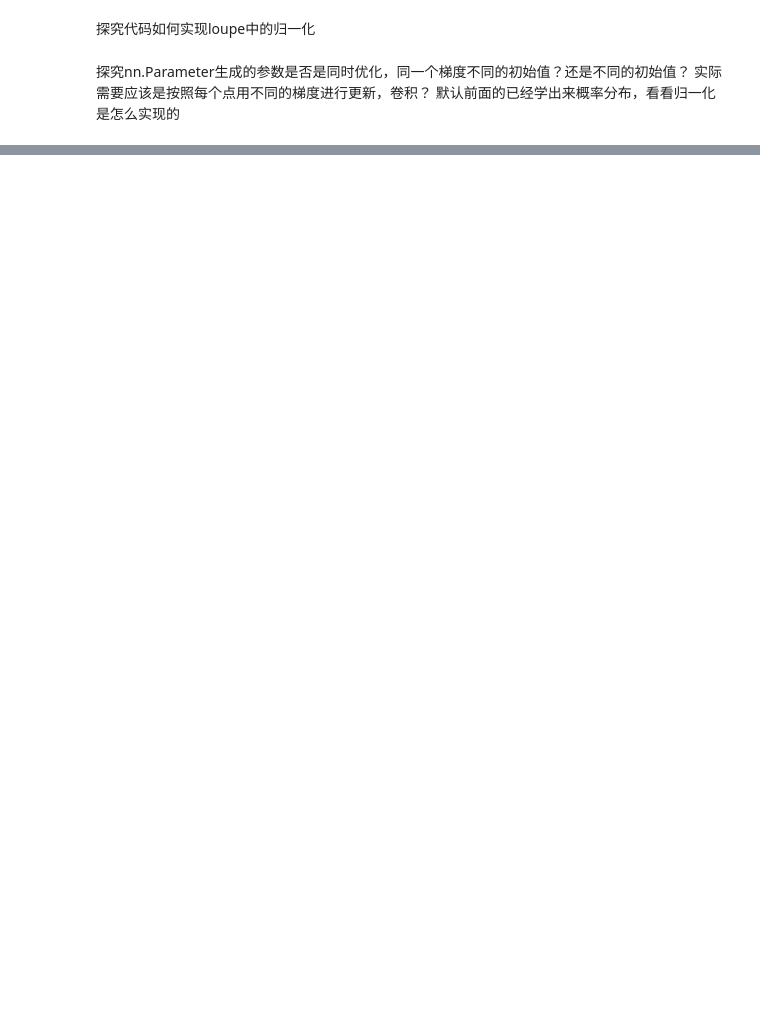
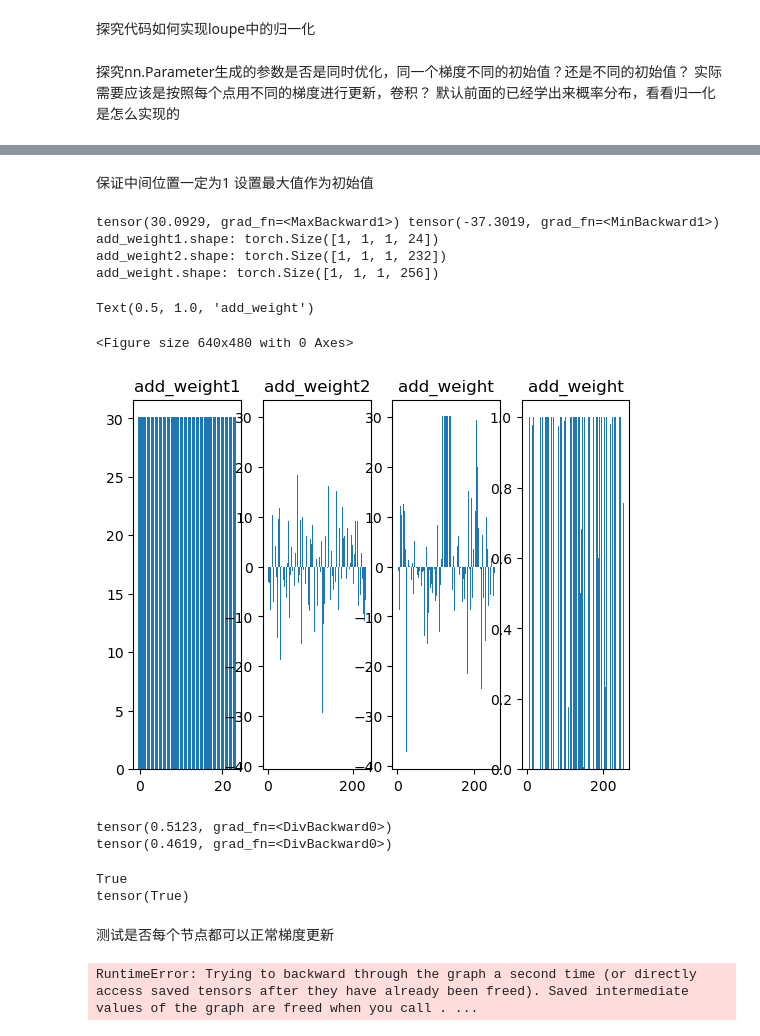
Before and after one commit to purerabbit/loss_SSDU_loupe, a Jupyter notebook: learn_loupe.ipynb, the cells around one changed output, grey strips where cells are left out. Saved outputs shown, nothing was run; the diff lists cells and outputs as text; code cells hidden in the pictures; blank space fills up the shorter version.

```diff
--- a/learn_loupe.ipynb
+++ b/learn_loupe.ipynb
@@ -47,0 +123,79 @@ import
+# %% [markdown]
+保证中间位置一定为1 设置最大值作为初始值
+# %%
+import torch
+import torch.nn as nn
+import matplotlib.pyplot as plt
+
+input_shape1 = [1,1,1,24]
+input_shape2 = [1,1,1,232]
+
+
+add_weight2 = nn.Parameter(- torch.log(1. / torch.rand(input_shape2, dtype=torch.float32) - 1.) / 0.17, requires_grad=True)
+add_weight1 = nn.Parameter(torch.ones(input_shape1, dtype=torch.float32), requires_grad=True)
+add_weight1=add_weight2.max()*add_weight1
+print(add_weight2.max(),add_weight2.min())
+maskl1=add_weight2[:,:,:,:116]
+maskl2=add_weight2[:,:,:,116:]
+mask_center = add_weight1
+add_weight = torch.cat((maskl1,mask_center,maskl2),-1)
+print('add_weight1.shape:',add_weight1.shape)
+print('add_weight2.shape:',add_weight2.shape)
+print('add_weight.shape:',add_weight.shape)
+
+plt.clf()
+plt.figure()
+plt.subplot(141)
+plt.bar(range(input_shape1[-1]),add_weight1.detach().cpu().numpy().squeeze())
+plt.title('add_weight1')
+
+plt.subplot(142)
+plt.bar(range(input_shape2[-1]),add_weight2.detach().cpu().numpy().squeeze())
+plt.title('add_weight2')
+
+plt.subplot(143)
+plt.bar(range(input_shape1[-1]+input_shape2[-1]),add_weight.detach().cpu().numpy().squeeze())
+plt.title('add_weight')
+
+prob_mask_tensor = torch.sigmoid(5.0 * add_weight) #1channel #保证初始值在0-1
+
+plt.subplot(144)
+plt.bar(range(input_shape1[-1]+input_shape2[-1]),prob_mask_tensor.detach().cpu().numpy().squeeze())
+plt.title('add_weight')
+# import matplotlib.pyplot as plt
+# plt.clf()
+# plt.figure()
+# plt.bar(range(232),look1.squeeze())
+# plt.title('randn')
+
+#单独初始化 concat到一起 会有问题吗？如何验证？
+# %% [output]
+tensor(30.0929, grad_fn=<MaxBackward1>) tensor(-37.3019, grad_fn=<MinBackward1>)
+add_weight1.shape: torch.Size([1, 1, 1, 24])
+add_weight2.shape: torch.Size([1, 1, 1, 232])
+add_weight.shape: torch.Size([1, 1, 1, 256])
+Text(0.5, 1.0, 'add_weight')
+<Figure size 640x480 with 0 Axes>
+[figure, added]
+# %%
+print(prob_mask_tensor.sum()/256)
+prob_mask_tensor_test=torch.sigmoid(5.0 * add_weight2) #1channel #保证初始值在0-1
+print(prob_mask_tensor_test.sum()/232)
+# %% [output]
+tensor(0.5123, grad_fn=<DivBackward0>)
+tensor(0.4619, grad_fn=<DivBackward0>)
+# %%
+print(add_weight.requires_grad)
+# print(add_weight.is_leaf)
+print(add_weight.all())
+# %% [output]
+True
+tensor(True)
+# %% [markdown]
+测试是否每个节点都可以正常梯度更新
+# %%
+y = torch.sin(add_weight + 2 * add_weight)
+y.sum().backward()
+print(add_weight.requires_grad)
+# %% [output]
+RuntimeError: Trying to backward through the graph a second time (or directly access saved tensors after they have already been freed). Saved intermediate values of the graph are freed when you call . ...
```
Also changed, not shown: parts of 7 cells of this notebook, 7 other files.
